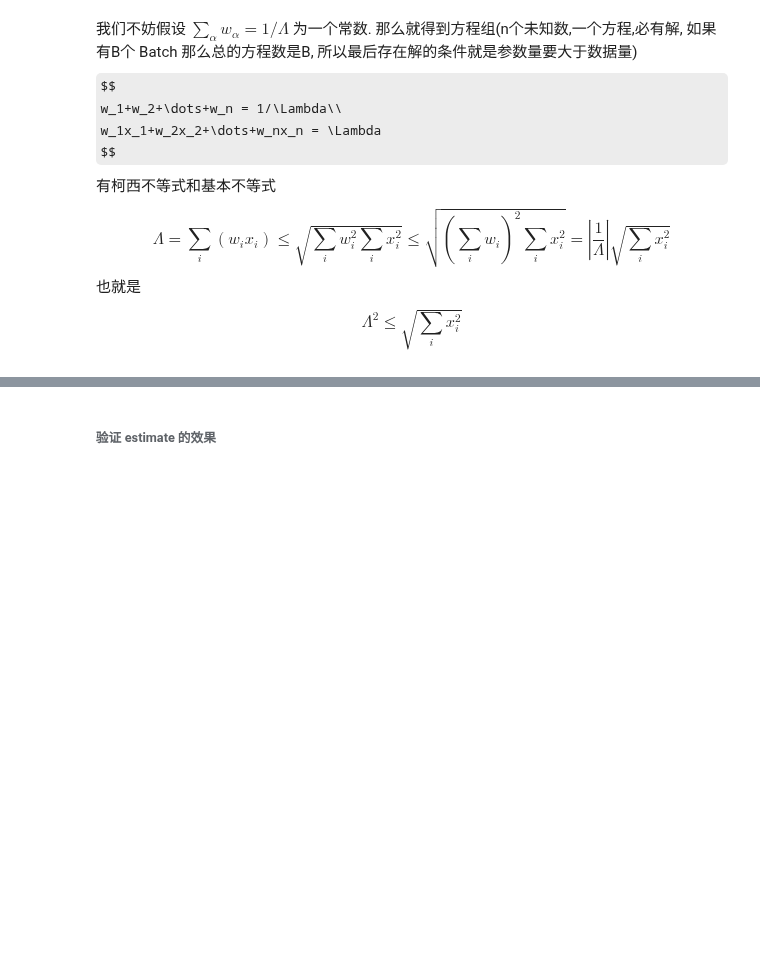
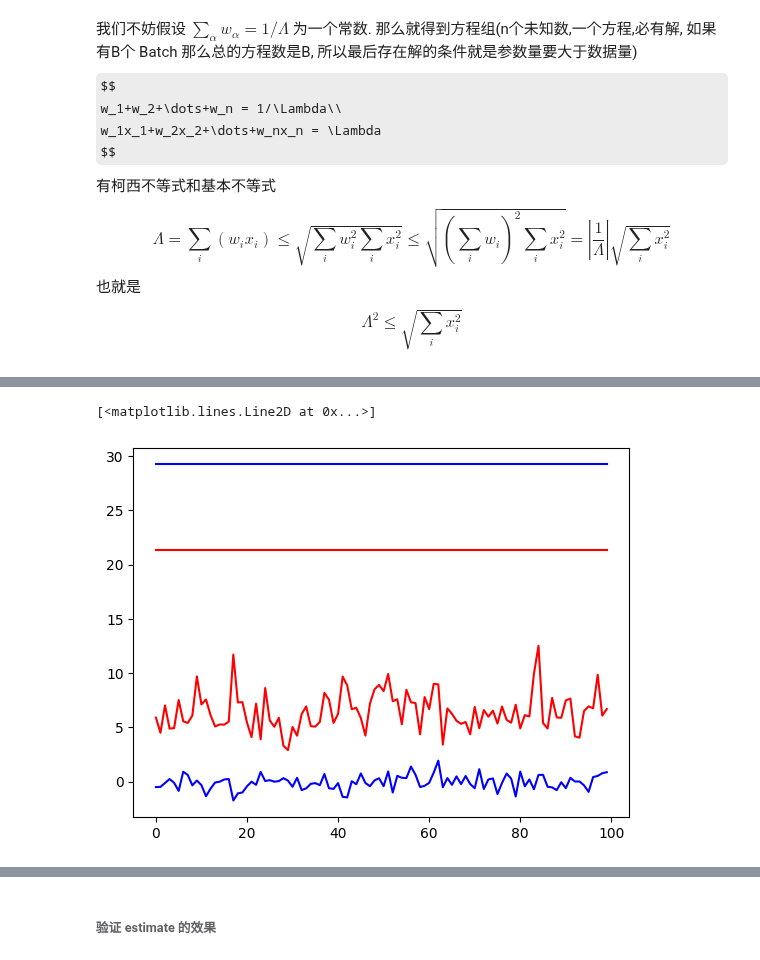
Before and after one commit to veya2ztn/Seq2SeqAutoregressiveModel, a Jupyter notebook: Jacobian与Hessian.ipynb, the cells around one changed output, grey strips where cells are left out. Cells and saved outputs as stored; diff of their text form; code cells hidden in the pictures; some formulas as TeX source; blank space fills up the shorter version.

Commit message:
add unit renormalize for Nodal Gradient

```diff
--- a/Jacobian与Hessian.ipynb
+++ b/Jacobian与Hessian.ipynb
@@ -120,0 +140,17 @@ func_model, params = make_functional(model)
+# %%
+grad_modifier = NGmod_absolute(1,1,100,do_unit_renormalize=True)
+# %%
+# the jacobian mean and std
+Jstds=[]
+Jmean=[]
+L1es=[]
+L2es=[]
+for _ in range(100):
+    _=torch.nn.init.normal_(model.backbone.weight)
+    grad_modifier.func_model, params = make_functional(model)
+    x    = torch.randn(B, I)
+    std,mean = torch.std_mean(vmap(jacrev(grad_modifier.func_model, argnums=1), (None, 0))(params, x))
+    Jstds.append(std.item())
+    Jmean.append(mean.item())
+    L1es.append(grad_modifier.Normlization_Term_1(params,x).item())
+    L2es.append(grad_modifier.Normlization_Term_2(params,x,None).item())
@@ -120,0 +159,9 @@ func_model, params = make_functional(model)
+# %%
+%matplotlib inline
+plt.plot(Jstds,'r')
+plt.plot(Jmean,'b')
+plt.plot([np.std(L1es)]*len(Jstds),'r-')
+plt.plot([np.mean(L1es)]*len(Jstds),'b-')
+# %% [output]
+[<matplotlib.lines.Line2D at 0x...>]
+[figure, added]
```
Also changed, not shown: parts of 26 cells of this notebook, 1 other file.
